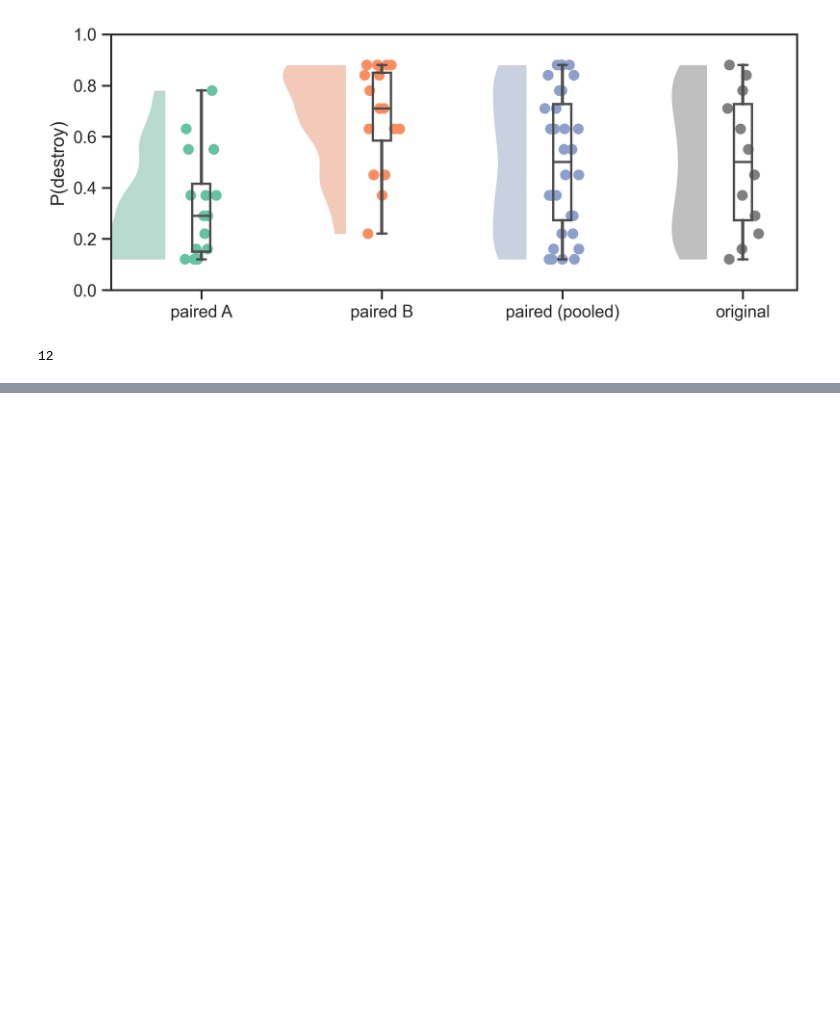
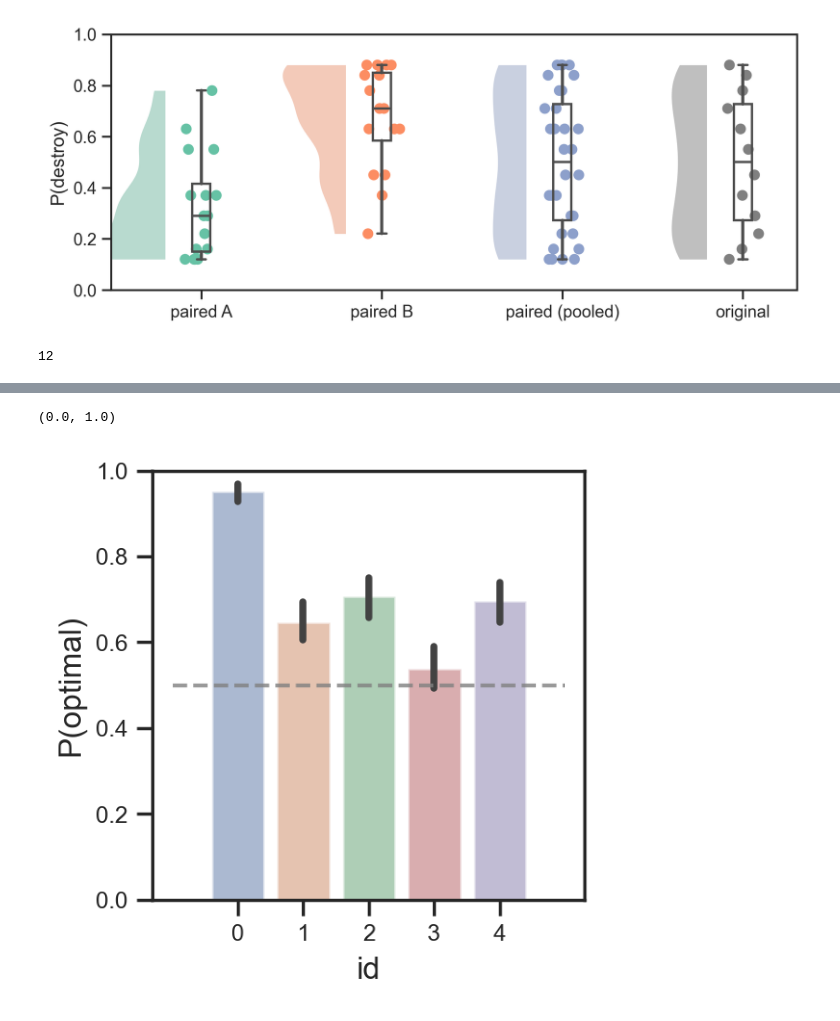
Before and after one commit to bsgarcia/SpaceRLUnity, a Jupyter notebook: Assets/Scripts/analysis/analysis.ipynb, the cells around one changed output, grey strips where cells are left out. Drawn from its saved outputs; the diff is of its cells as text; code cells hidden in the pictures; blank space fills up the shorter version.

```diff
--- a/Assets/Scripts/analysis/analysis.ipynb
+++ b/Assets/Scripts/analysis/analysis.ipynb
@@ -499,0 +556,11 @@ p= 0.88   mean= 0.6833333333333333
+# %%
+sns.set(rc={'figure.figsize':(3,3), 'figure.dpi': 200, 'xtick.labelsize': 9, 'ytick.labelsize': 9})
+sns.set_style('ticks')
+sns.barplot(x='id', y='correct',  data=df, alpha=.5)
+plt.plot([-1, df.id.nunique()], [0.5, 0.5], color='grey', linestyle='--', zorder=10, alpha=0.8)
+plt.ylabel('P(optimal)')
+plt.ylim(0, 1)
+# df.groupby('prolificID').choseLeft.mean()
+# %% [output]
+(0.0, 1.0)
+[figure, added]
```
Also changed, not shown: parts of 20 cells of this notebook, 58 other files.
